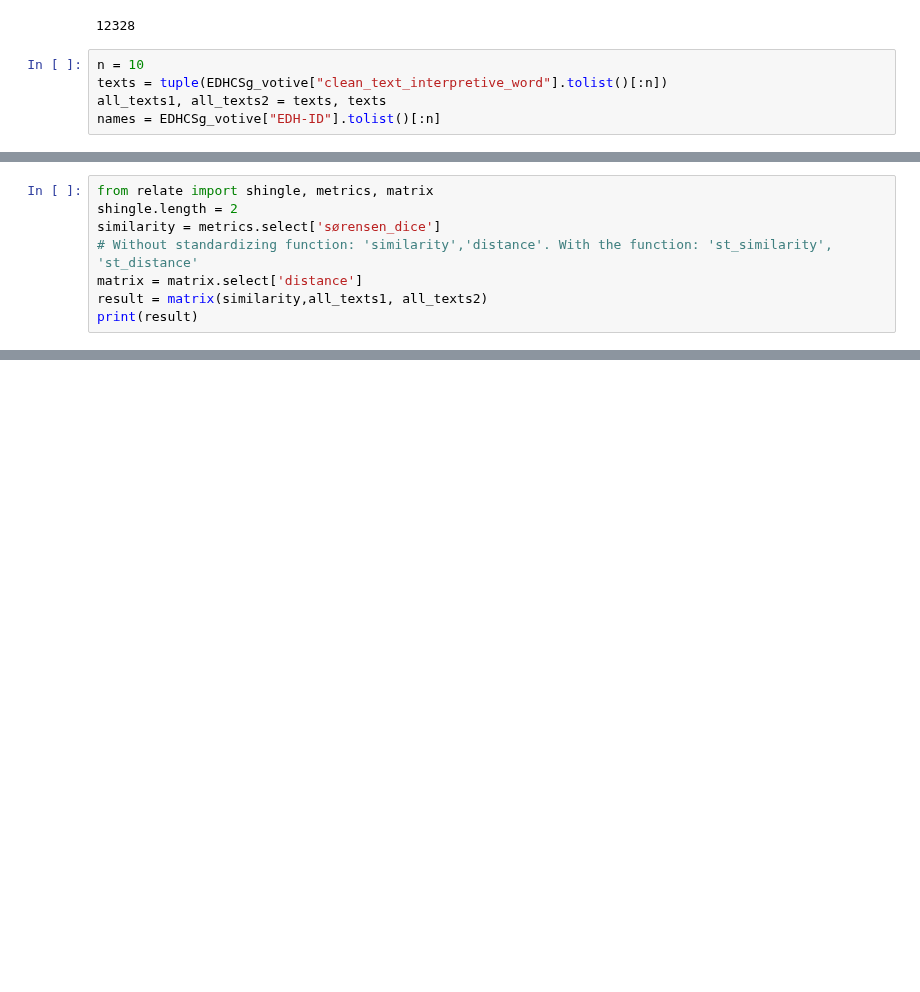
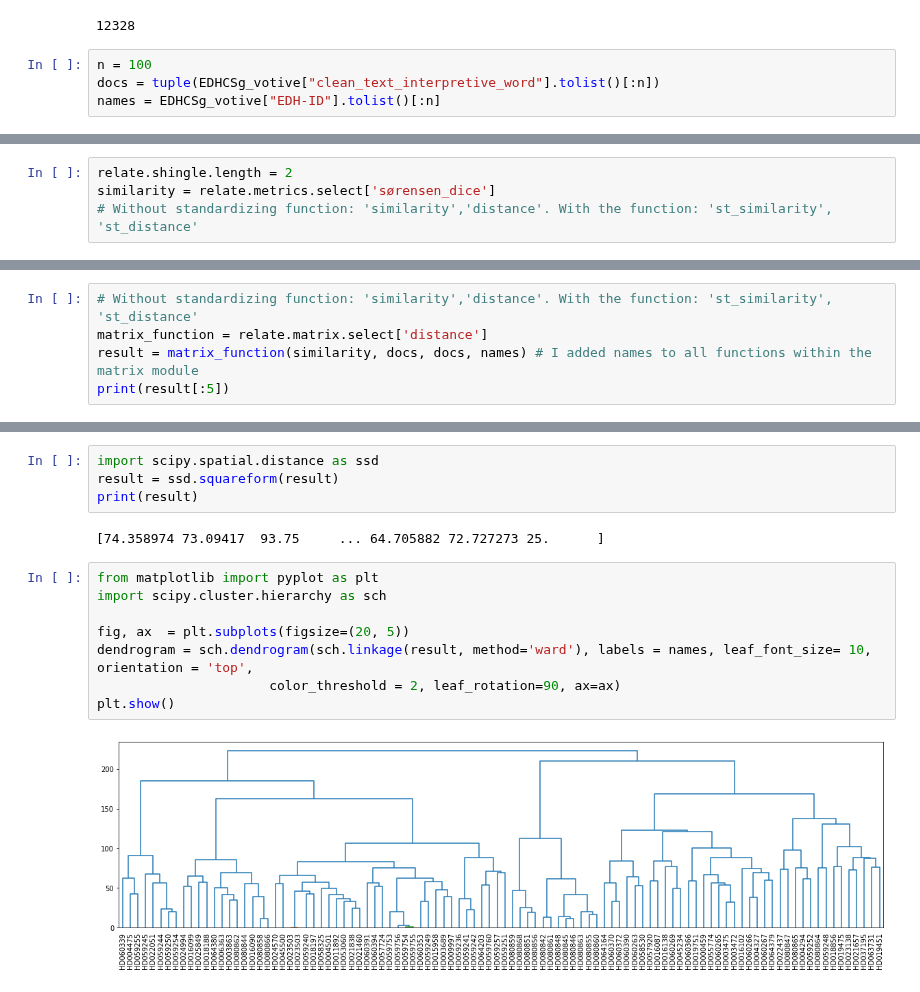
Before and after one commit to sdam-au/LI_ETL, a Jupyter notebook: scripts/COMPARE-TEXTS.ipynb, the cells around one changed output, grey strips where cells are left out. Drawn from its saved outputs; the diff is of its cells as text; blank space fills up the shorter version.

Commit message:
relate package tested successfully

```diff
--- a/scripts/COMPARE-TEXTS.ipynb
+++ b/scripts/COMPARE-TEXTS.ipynb
@@ -35,7 +35,6 @@ len(EDHCSg_votive)
 # %% [output]
 12328
 # %%
-n = 10
-texts = tuple(EDHCSg_votive["clean_text_interpretive_word"].tolist()[:n])
-all_texts1, all_texts2 = texts, texts
+n = 100
+docs = tuple(EDHCSg_votive["clean_text_interpretive_word"].tolist()[:n])
 names = EDHCSg_votive["EDH-ID"].tolist()[:n]
@@ -47,8 +49,4 @@ importlib.reload(relate)
 # %%
-from relate import shingle, metrics, matrix
-shingle.length = 2
-similarity = metrics.select['sørensen_dice']
+relate.shingle.length = 2
+similarity = relate.metrics.select['sørensen_dice']
 # Without standardizing function: 'similarity','distance'. With the function: 'st_similarity', 'st_distance'
-matrix = matrix.select['distance']
-result = matrix(similarity,all_texts1, all_texts2)
-print(result)
@@ -56,0 +53,5 @@ NameError: name 'names' is not defined
+# %%
+# Without standardizing function: 'similarity','distance'. With the function: 'st_similarity', 'st_distance'
+matrix_function = relate.matrix.select['distance']
+result = matrix_function(similarity, docs, docs, names) # I added names to all functions within the matrix module
+print(result[:5])
@@ -56,0 +87,16 @@ NameError: name 'names' is not defined
+# %%
+import scipy.spatial.distance as ssd
+result = ssd.squareform(result)
+print(result)
+# %% [output]
+[74.358974 73.09417  93.75     ... 64.705882 72.727273 25.      ]
+# %%
+from matplotlib import pyplot as plt
+import scipy.cluster.hierarchy as sch
+
+fig, ax  = plt.subplots(figsize=(20, 5))
+dendrogram = sch.dendrogram(sch.linkage(result, method='ward'), labels = names, leaf_font_size= 10, orientation = 'top',
+                      color_threshold = 2, leaf_rotation=90, ax=ax)
+plt.show()
+# %% [output]
+[figure, added]
```
Also changed, not shown: parts of 5 cells of this notebook.
